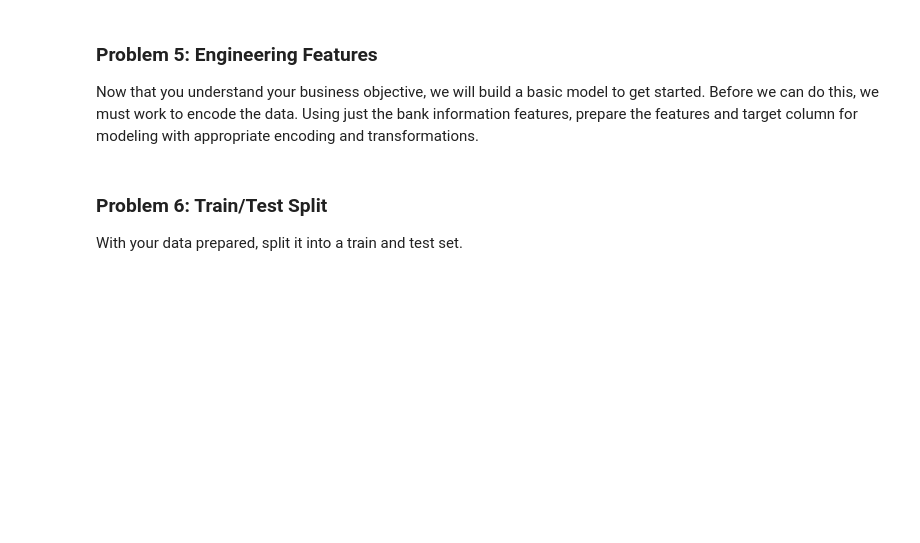
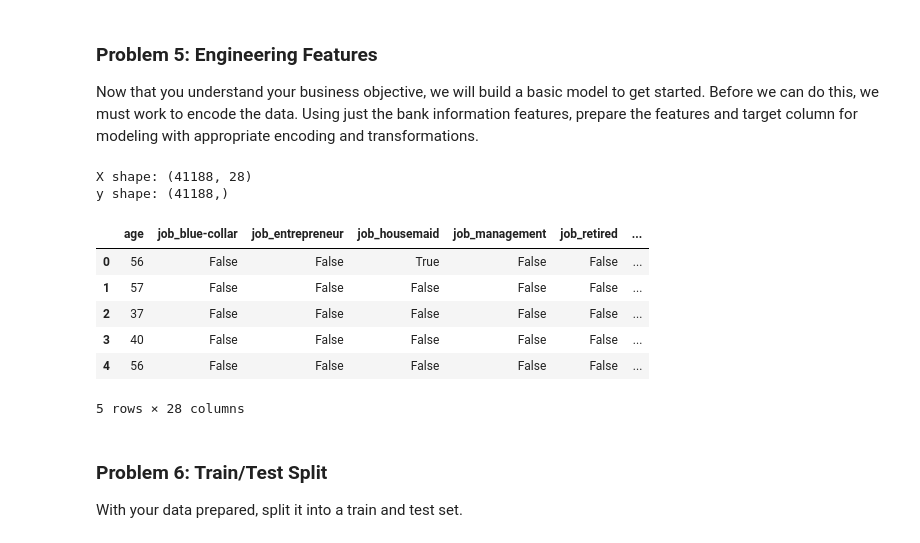
Before and after one commit to gSinhaUCB/Gautam_UCB_Module17-BankApp, a Jupyter notebook: prompt_III.ipynb, the cells around one changed output. Drawn from its saved outputs; the diff is of its cells as text; code cells hidden in the pictures; blank space fills up the shorter version.

```diff
--- a/prompt_III.ipynb
+++ b/prompt_III.ipynb
@@ -124,6 +165,32 @@ This allows the bank to:
 ### Problem 5: Engineering Features
 
 Now that you understand your business objective, we will build a basic model to get started.  Before we can do this, we must work to encode the data.  Using just the bank information features, prepare the features and target column for modeling with appropriate encoding and transformations.
+# %%
+# 1. Select the bank client information features and target
+bank_client_cols = ['age', 'job', 'marital', 'education', 'default', 'housing', 'loan']
+X_bank = df[bank_client_cols].copy()
+
+# 2. Encode target: 'yes' -> 1, 'no' -> 0
+y = (df['y'] == 'yes').astype(int)
+
+# 3. One-Hot Encode categorical features (drop_first=True to prevent dummy variable trap)
+categorical_cols = ['job', 'marital', 'education', 'default', 'housing', 'loan']
+X = pd.get_dummies(X_bank, columns=categorical_cols, drop_first=True)
+
+# 4. Preview the prepared feature matrix
+print(f"X shape: {X.shape}")
+print(f"y shape: {y.shape}")
+X.head()
+# %% [output]
+X shape: (41188, 28)
+y shape: (41188,)
+|  | age | job_blue-collar | job_entrepreneur | job_housemaid | job_management | job_retired | ... |
+| 0 | 56 | False | False | True | False | False | ... |
+| 1 | 57 | False | False | False | False | False | ... |
+| 2 | 37 | False | False | False | False | False | ... |
+| 3 | 40 | False | False | False | False | False | ... |
+| 4 | 56 | False | False | False | False | False | ... |
+5 rows × 28 columns
 # %% [markdown]
 ### Problem 6: Train/Test Split
 
```
Also changed, not shown: parts of 12 cells of this notebook.
